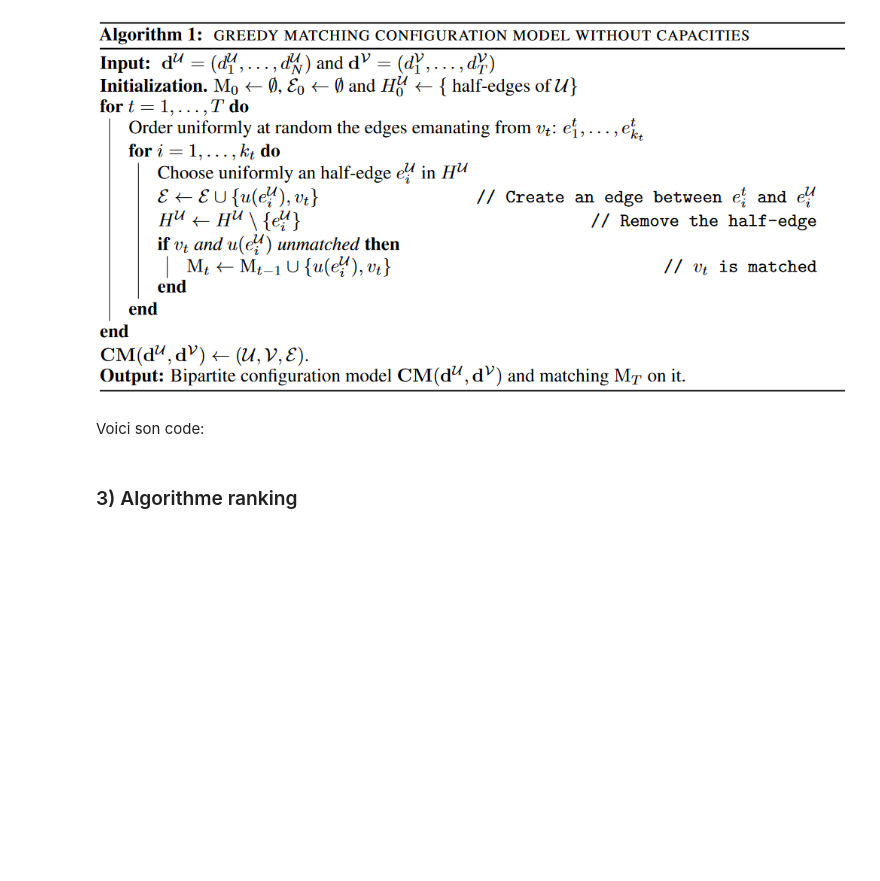
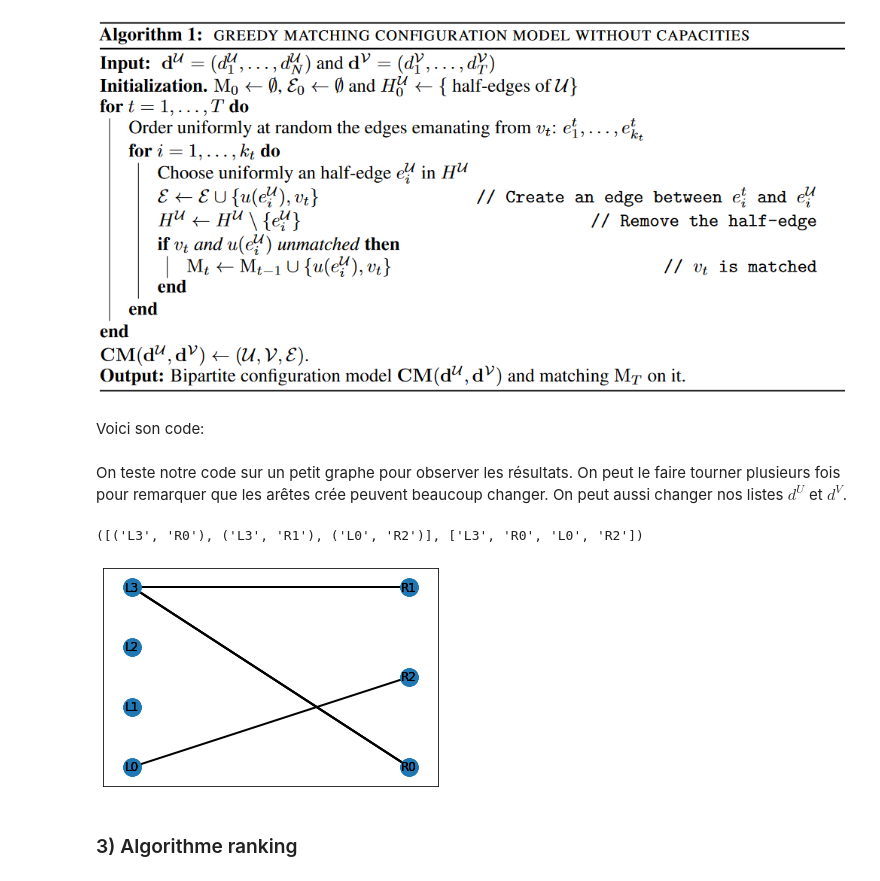
Before and after one commit to CamilleCoustaury/random-graphs-, a Jupyter notebook: Main_Notebook.ipynb, the cells around one changed output. Drawn from its saved outputs; the diff is of its cells as text; code cells hidden in the pictures; blank space fills up the shorter version.

```diff
--- a/Main_Notebook.ipynb
+++ b/Main_Notebook.ipynb
@@ -77,4 +77,15 @@ def gready(d_U,d_V, affichage = False):
     return (eps,M)
+# %% [markdown]
+On teste notre code sur un petit graphe pour observer les résultats. On peut le faire tourner plusieurs fois pour remarquer que les arêtes crée peuvent beaucoup changer. On peut aussi changer nos listes $d^U$ et $d^V$.
+# %%
+d_U=[2,3,1,3]
+d_V=[2,1,2]
+
+test = ranking(d_U,d_V, True)
+print(test)
+# %% [output]
+([('L3', 'R0'), ('L3', 'R1'), ('L0', 'R2')], ['L3', 'R0', 'L0', 'R2'])
+[figure, added]
 # %% [markdown]
 ### 3) Algorithme ranking
 # %% [markdown]
```
Also changed, not shown: parts of 4 cells of this notebook.
